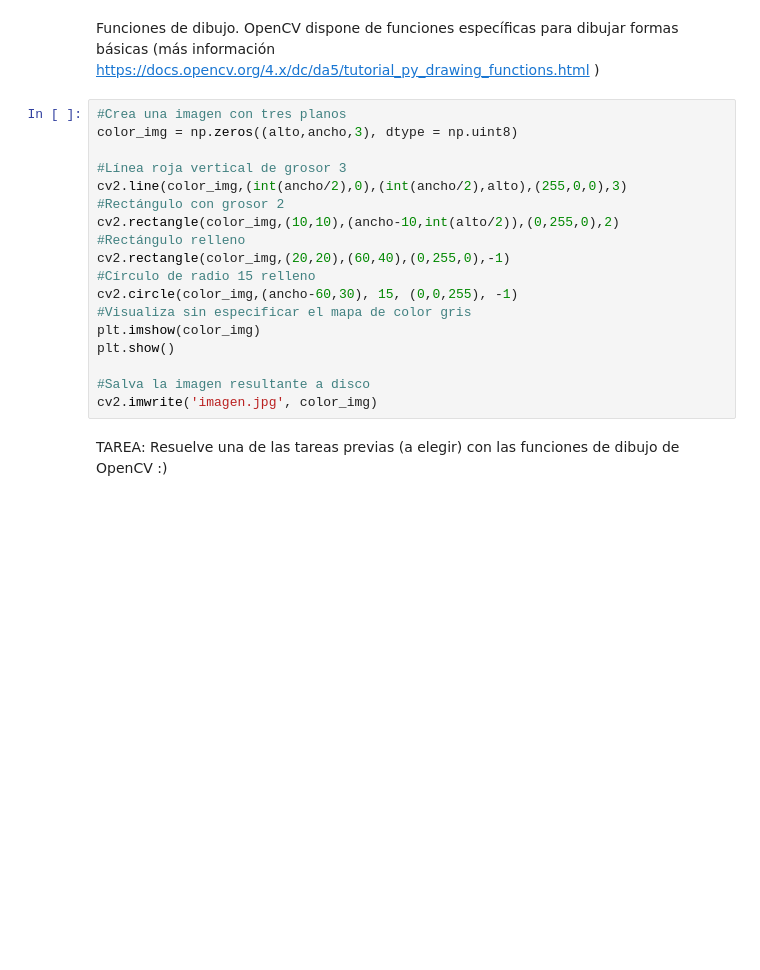
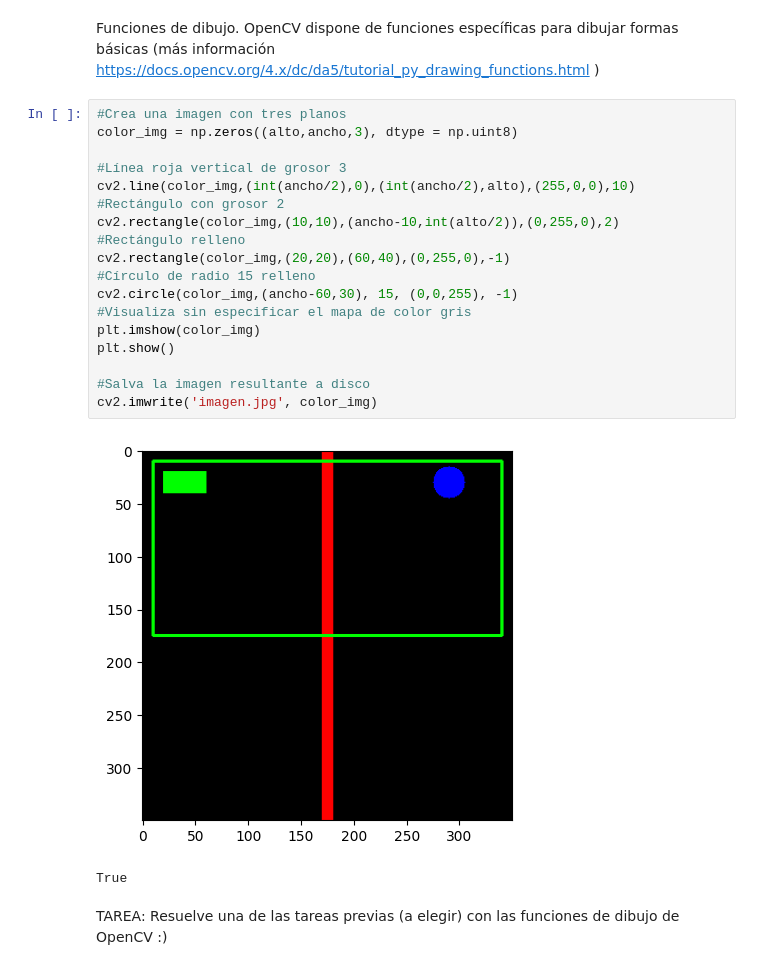
Before and after one commit to Raamonvm8/VC, a Jupyter notebook: VC_P1.ipynb, the cells around one changed output. Cells and saved outputs as stored; diff of their text form; blank space fills up the shorter version.

```diff
--- a/VC_P1.ipynb
+++ b/VC_P1.ipynb
@@ -89,21 +108,24 @@ OpenCV dispone de funciones específicas para dibujar formas básicas (más info
 # %%
 #Crea una imagen con tres planos
 color_img = np.zeros((alto,ancho,3), dtype = np.uint8)
 
 #Línea roja vertical de grosor 3
-cv2.line(color_img,(int(ancho/2),0),(int(ancho/2),alto),(255,0,0),3)
+cv2.line(color_img,(int(ancho/2),0),(int(ancho/2),alto),(255,0,0),10)
 #Rectángulo con grosor 2
 cv2.rectangle(color_img,(10,10),(ancho-10,int(alto/2)),(0,255,0),2)
 #Rectángulo relleno
 cv2.rectangle(color_img,(20,20),(60,40),(0,255,0),-1)
 #Círculo de radio 15 relleno
 cv2.circle(color_img,(ancho-60,30), 15, (0,0,255), -1)
 #Visualiza sin especificar el mapa de color gris
 plt.imshow(color_img)
 plt.show()
 
 #Salva la imagen resultante a disco
 cv2.imwrite('imagen.jpg', color_img)
+# %% [output]
+[figure, added]
+True
 # %% [markdown]
 TAREA: Resuelve una de las tareas previas (a elegir) con las funciones de dibujo de OpenCV  :)
 # %% [markdown]
```
Also changed, not shown: parts of 8 cells of this notebook.
